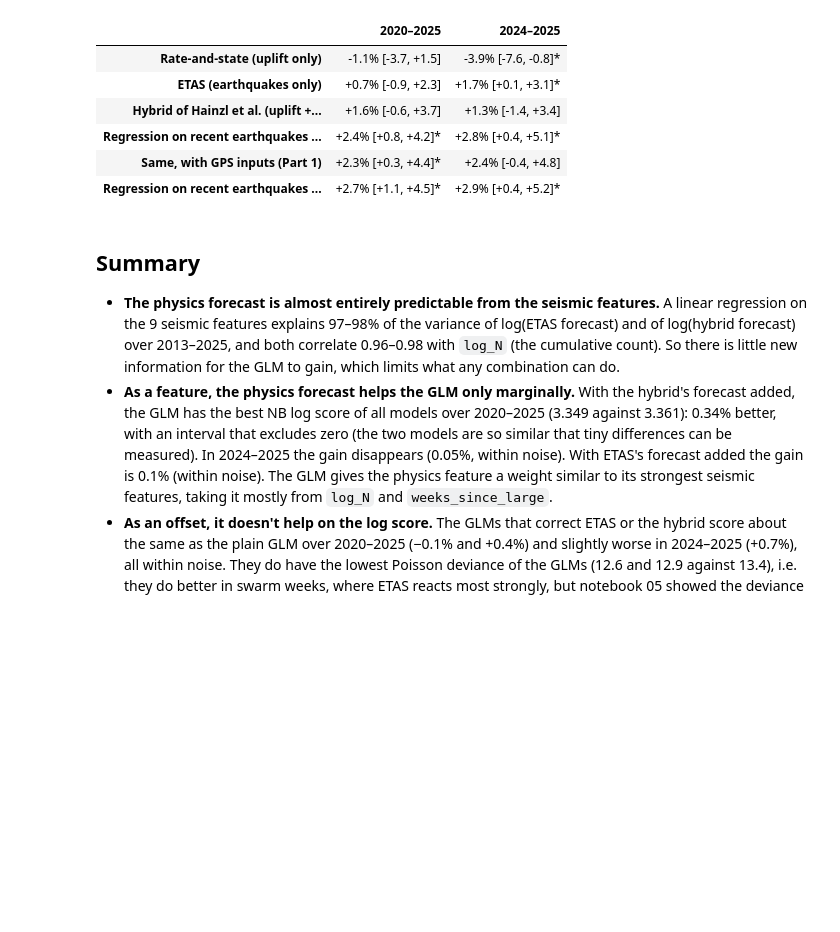
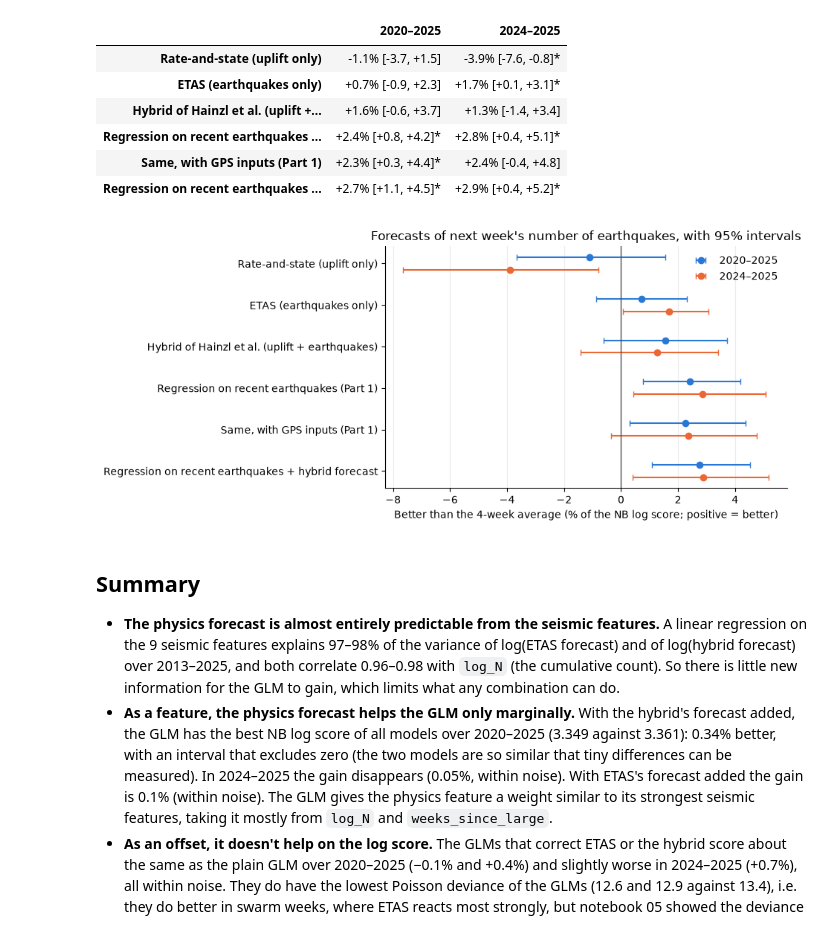
Before and after one commit to PatrickBolton/flegrei-seismicity, a Jupyter notebook: notebooks/07_ml_vs_physics.ipynb, the cells around one changed output. Saved outputs shown, nothing was run; the diff lists cells and outputs as text; code cells hidden in the pictures; blank space fills up the shorter version.

```diff
--- a/notebooks/07_ml_vs_physics.ipynb
+++ b/notebooks/07_ml_vs_physics.ipynb
@@ -274,6 +274,34 @@ pd.DataFrame(rows).T
 | Regression on recent earthquakes ... | +2.4% [+0.8, +4.2]* | +2.8% [+0.4, +5.1]* |
 | Same, with GPS inputs (Part 1) | +2.3% [+0.3, +4.4]* | +2.4% [-0.4, +4.8] |
 | Regression on recent earthquakes ... | +2.7% [+1.1, +4.5]* | +2.9% [+0.4, +5.2]* |
+# %%
+# The same comparison as a chart (saved for the README). Right of the line = better than the benchmark.
+fig, ax = plt.subplots(figsize=(9.5, 4.2))
+for offset, (p, colour) in zip([-0.15, 0.15], [("2020–2025", "#2a78d6"), ("2024–2025", "#eb6834")]):
+    m = periods[p]
+    base = log_scores["rolling_mean_4w"][m].mean()
+    est, low, high = [], [], []
+    for name in SUMMARY:
+        d = paired_difference(log_scores[name][m], log_scores["rolling_mean_4w"][m])
+        est.append(-100 * d["mean_difference"] / base)
+        low.append(-100 * d["ci_high"] / base)
+        high.append(-100 * d["ci_low"] / base)
+    est, low, high = np.array(est), np.array(low), np.array(high)
+    ax.errorbar(est, np.arange(len(SUMMARY)) + offset, xerr=[est - low, high - est], fmt="o", color=colour,
+                ecolor=colour, capsize=3, label=p)
+ax.axvline(0, color="0.3", linewidth=1)
+ax.set_yticks(range(len(SUMMARY)), list(SUMMARY.values()))
+ax.invert_yaxis()
+ax.set_xlabel("Better than the 4-week average (% of the NB log score; positive = better)")
+ax.set_title("Forecasts of next week's number of earthquakes, with 95% intervals")
+ax.legend(frameon=False, loc="upper right")
+ax.grid(True, axis="x", color="0.92", linewidth=0.8)
+ax.spines[["top", "right"]].set_visible(False)
+plt.tight_layout()
+fig.savefig("../reports/figures/model_comparison.png", dpi=150, bbox_inches="tight")
+plt.show()
+# %% [output]
+[figure, added]
 # %% [markdown]
 ## Summary
 
```
Also changed, not shown: 5 other files.
